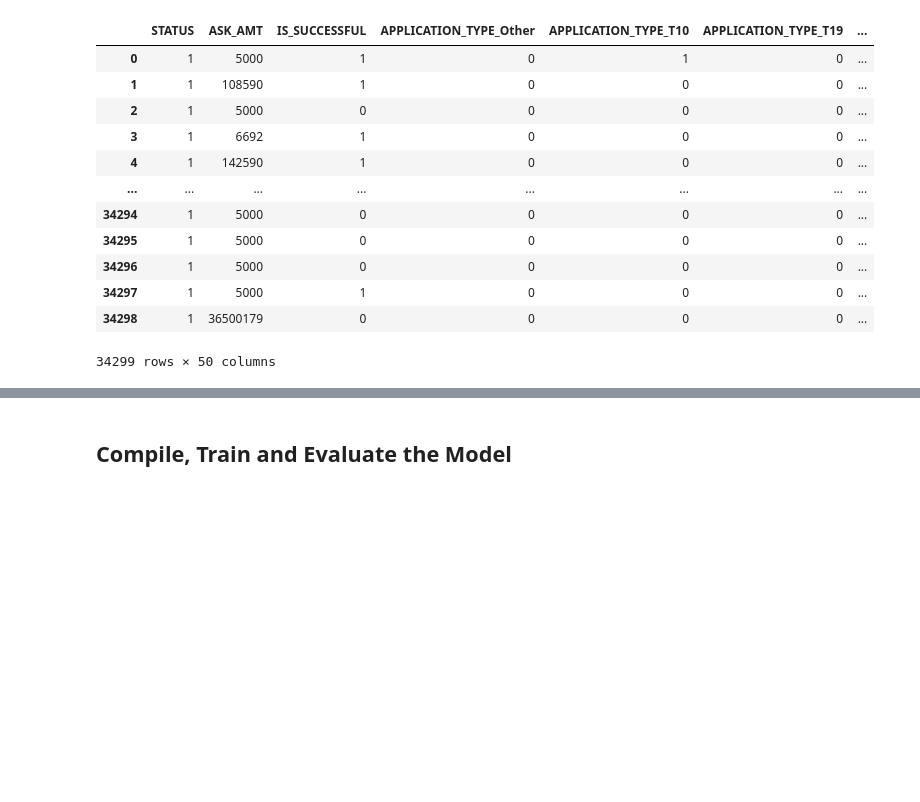
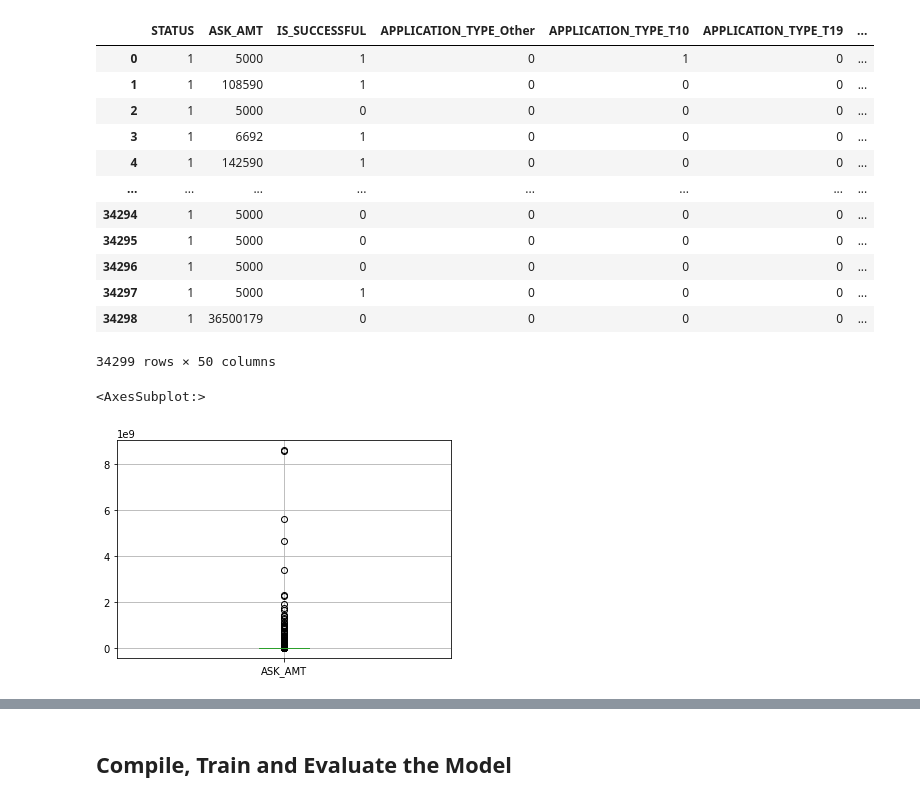
Before and after one commit to norojordan/Deep-Learning-HW, a Jupyter notebook: AlphabetSoupCharity_Optimization.ipynb, the cells around one changed output, grey strips where cells are left out. Drawn from its saved outputs; the diff is of its cells as text; code cells hidden in the pictures; blank space fills up the shorter version.

```diff
--- a/AlphabetSoupCharity_Optimization.ipynb
+++ b/AlphabetSoupCharity_Optimization.ipynb
@@ -216,3 +216,9 @@ dummies_df
 | 34297 | 1 | 5000 | 1 | 0 | 0 | 0 | ... |
 | 34298 | 1 | 36500179 | 0 | 0 | 0 | 0 | ... |
 34299 rows × 50 columns
+# %%
+# Looking for outliers in ASK column"
+dummies_df.boxplot(column="ASK_AMT")
+# %% [output]
+<AxesSubplot:>
+[figure, added]
```
Also changed, not shown: parts of 7 cells of this notebook, 1 other file.
